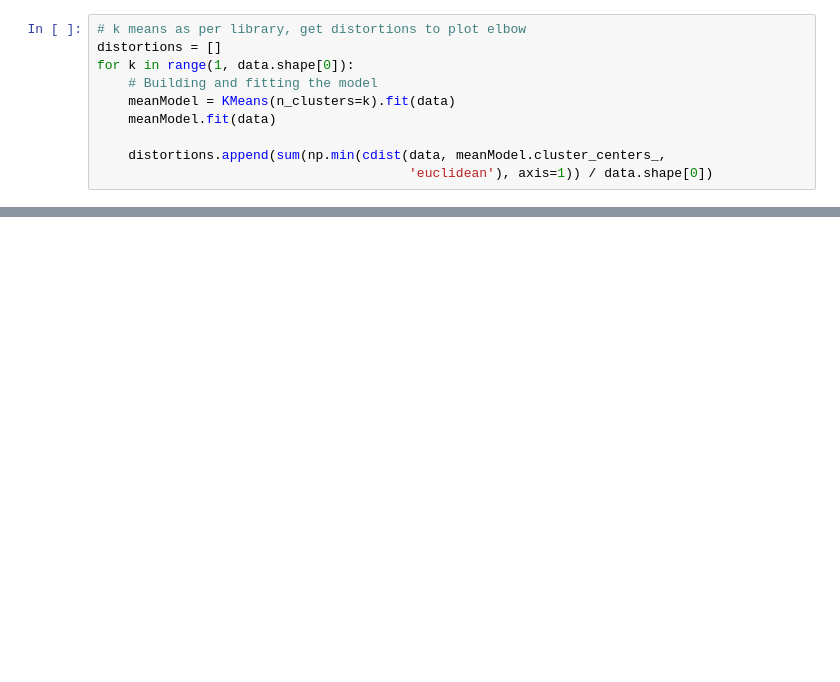
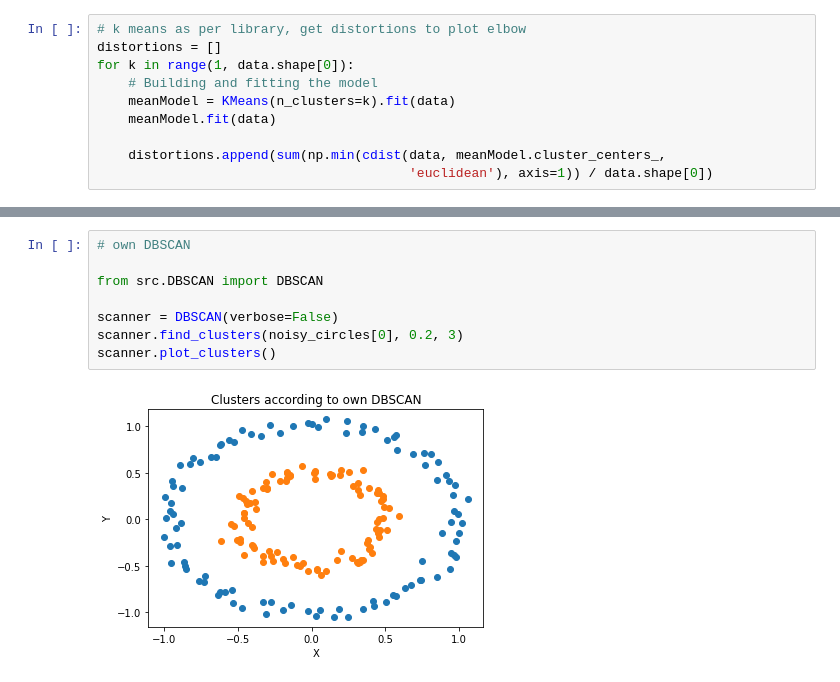
Before and after one commit to Shieldine/clusteranalysis, a Jupyter notebook: Clustering.ipynb, the cells around one changed output, grey strips where cells are left out. Drawn from its saved outputs; the diff is of its cells as text; blank space fills up the shorter version.

```diff
--- a/Clustering.ipynb
+++ b/Clustering.ipynb
@@ -105,0 +121,10 @@ AttributeError: module 'matplotlib.pyplot' has no attribute 'zlabel'
+# %%
+# own DBSCAN
+
+from src.DBSCAN import DBSCAN
+
+scanner = DBSCAN(verbose=False)
+scanner.find_clusters(noisy_circles[0], 0.2, 3)
+scanner.plot_clusters()
+# %% [output]
+[figure, added]
```
Also changed, not shown: parts of 7 cells of this notebook, 3 other files.
